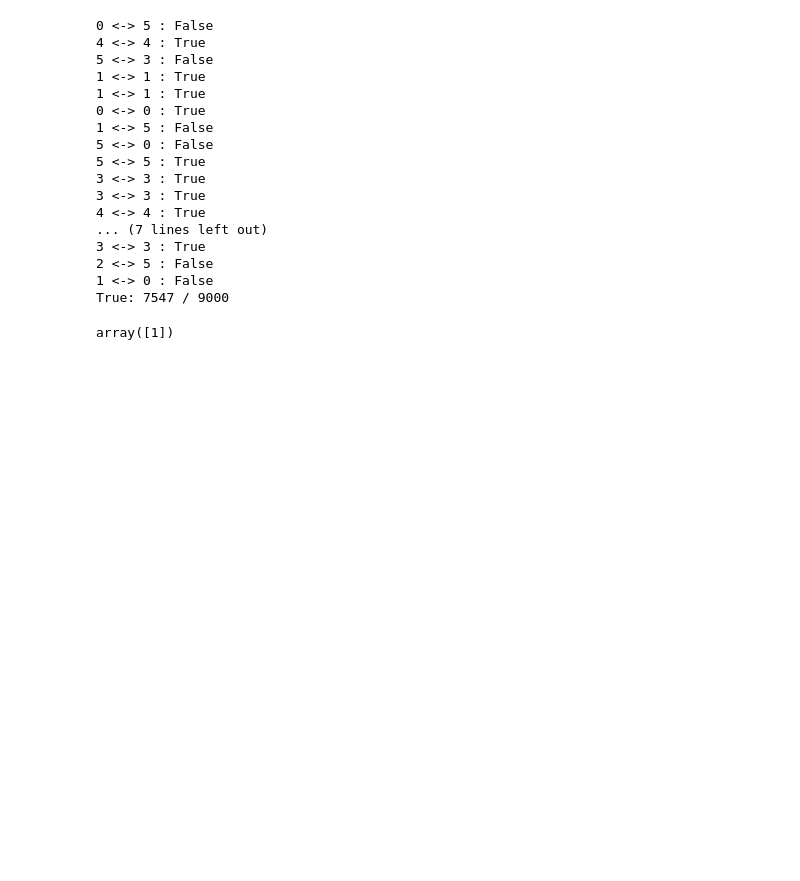
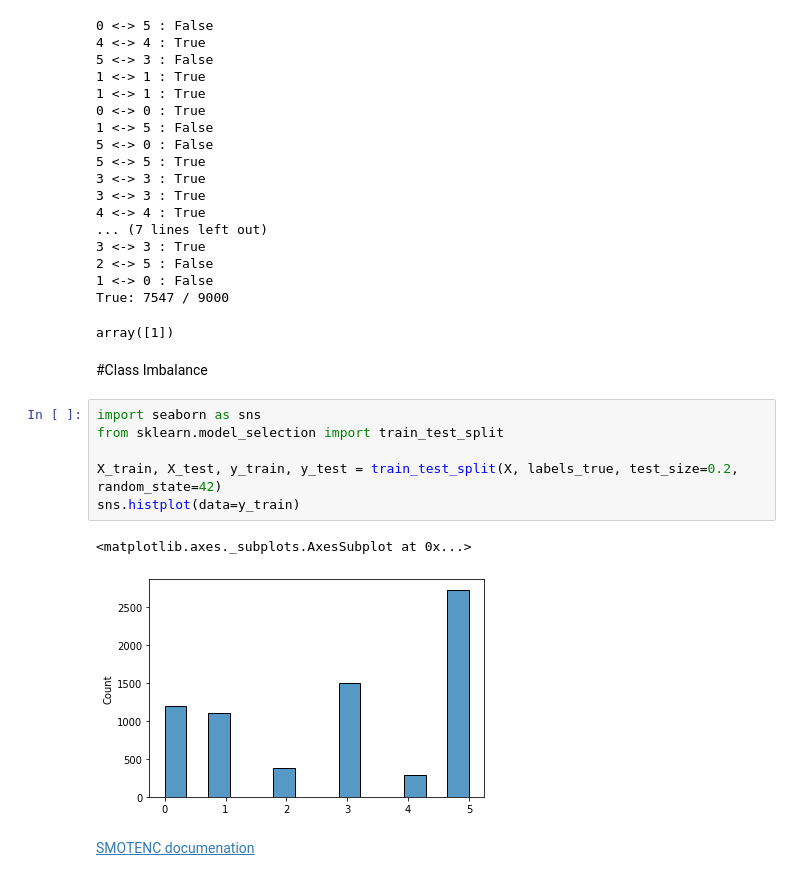
Before and after one commit to aka-sova/236756_Introduction_to_ML, a Jupyter notebook: hw5/wet_alex/clusters_analysis.ipynb, the cells around one changed output. Drawn from its saved outputs; the diff is of its cells as text; blank space fills up the shorter version.

```diff
--- a/hw5/wet_alex/clusters_analysis.ipynb
+++ b/hw5/wet_alex/clusters_analysis.ipynb
@@ -549,3 +549,16 @@ True: 7547 / 9000
 # %%
 # %% [output]
 array([1])
+# %% [markdown]
+#Class Imbalance
+# %%
+import seaborn as sns
+from sklearn.model_selection import train_test_split
+
+X_train, X_test, y_train, y_test = train_test_split(X, labels_true, test_size=0.2, random_state=42)
+sns.histplot(data=y_train)
+# %% [output]
+<matplotlib.axes._subplots.AxesSubplot at 0x...>
+[figure, added]
+# %% [markdown]
+[SMOTENC documenation](https://imbalanced-learn.org/stable/generated/imblearn.over_sampling.SMOTENC.html#imblearn.over_sampling.SMOTENC)
```
Also changed, not shown: parts of 29 cells of this notebook.
